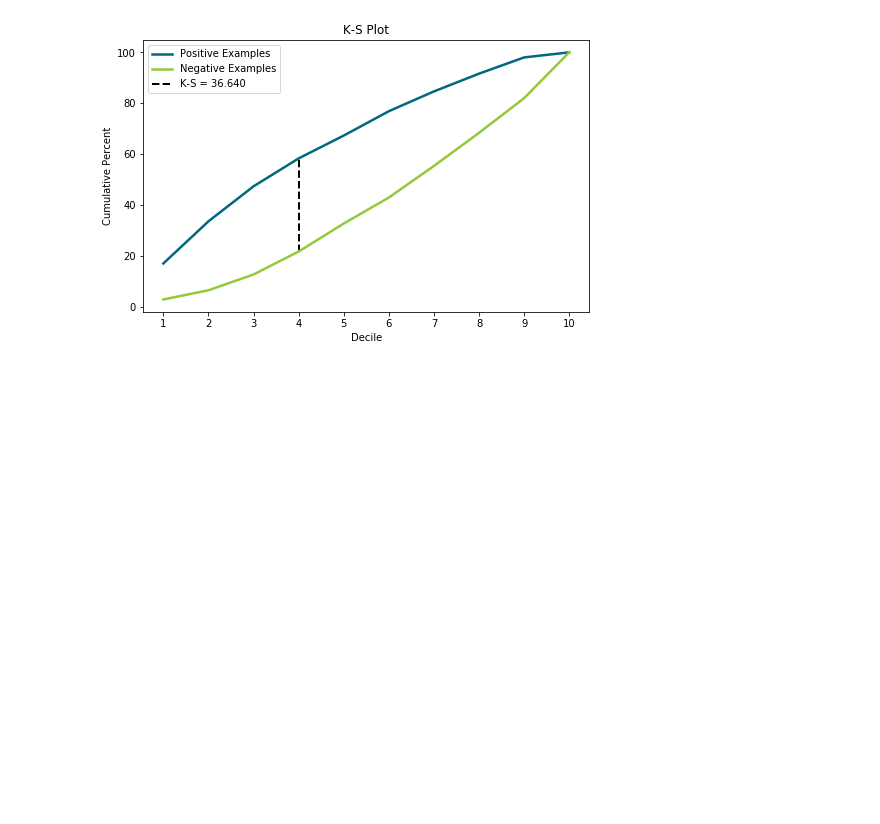
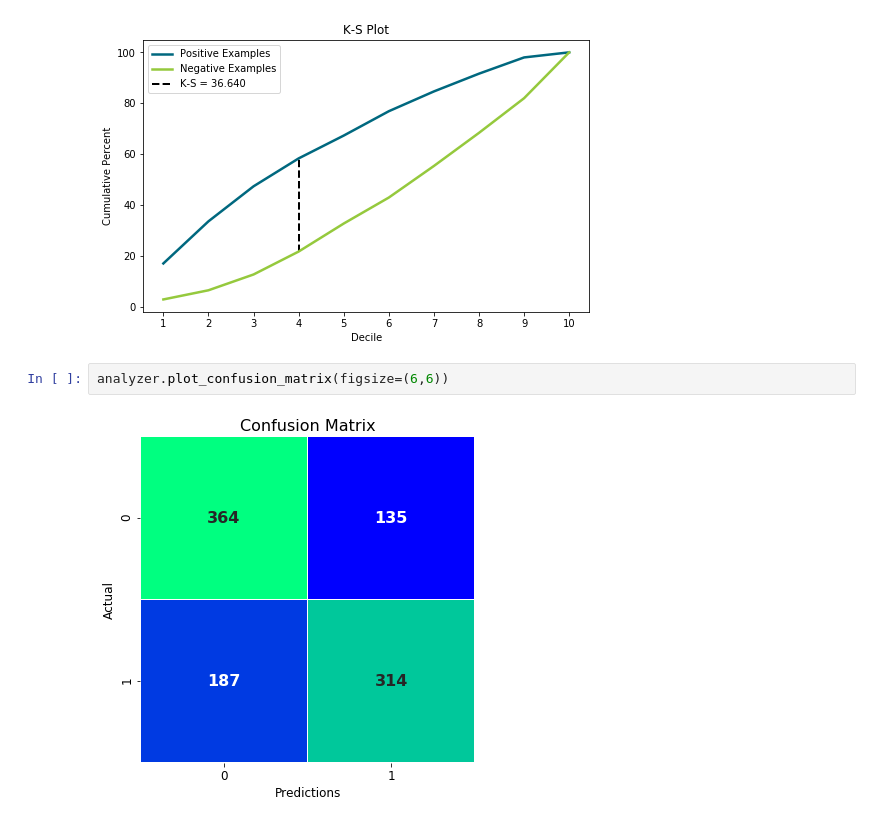
Before and after one commit to bmathias12/model-analysis, a Jupyter notebook: client_tests.ipynb, the cells around one changed output. Saved outputs shown, nothing was run; the diff lists cells and outputs as text; blank space fills up the shorter version.

Commit message:
added confusion matrix

```diff
--- a/client_tests.ipynb
+++ b/client_tests.ipynb
@@ -30,3 +30,7 @@ analyzer.plot_quantiles(q=10)
 analyzer.plot_ks(q=10)
 # %% [output]
 [figure]
+# %%
+analyzer.plot_confusion_matrix(figsize=(6,6))
+# %% [output]
+[figure, added]
```
Also changed, not shown: 3 other files.
